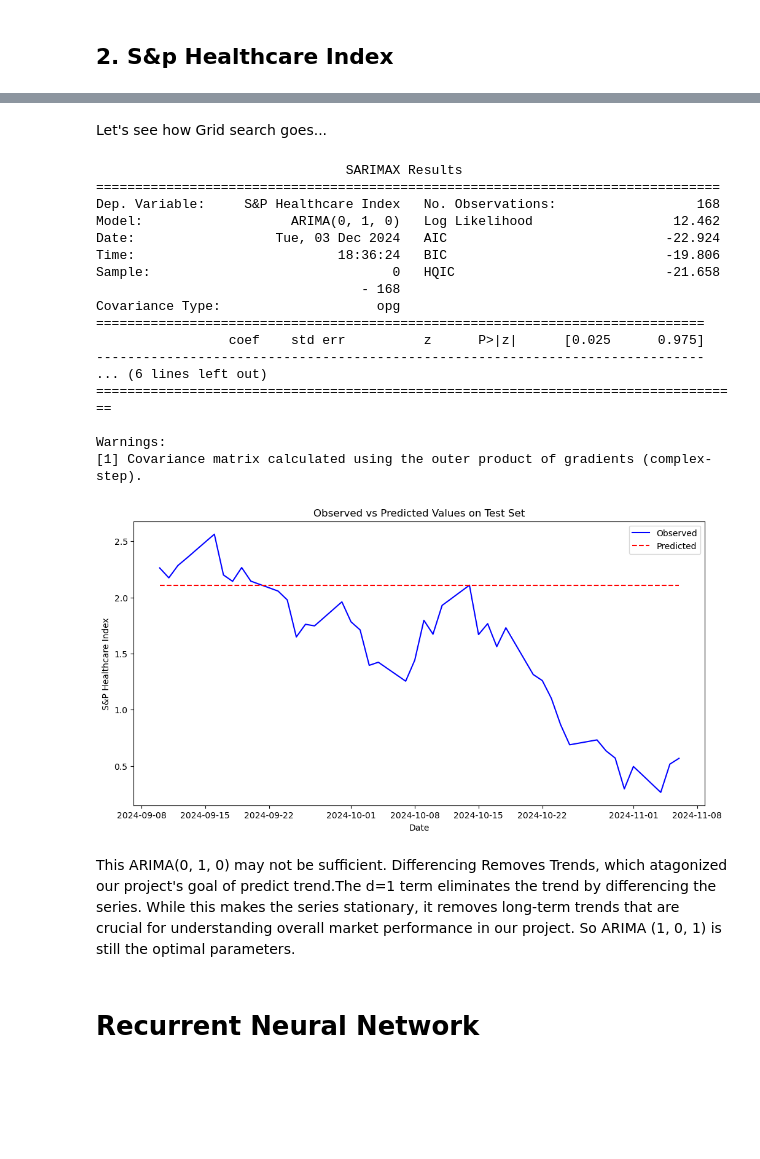
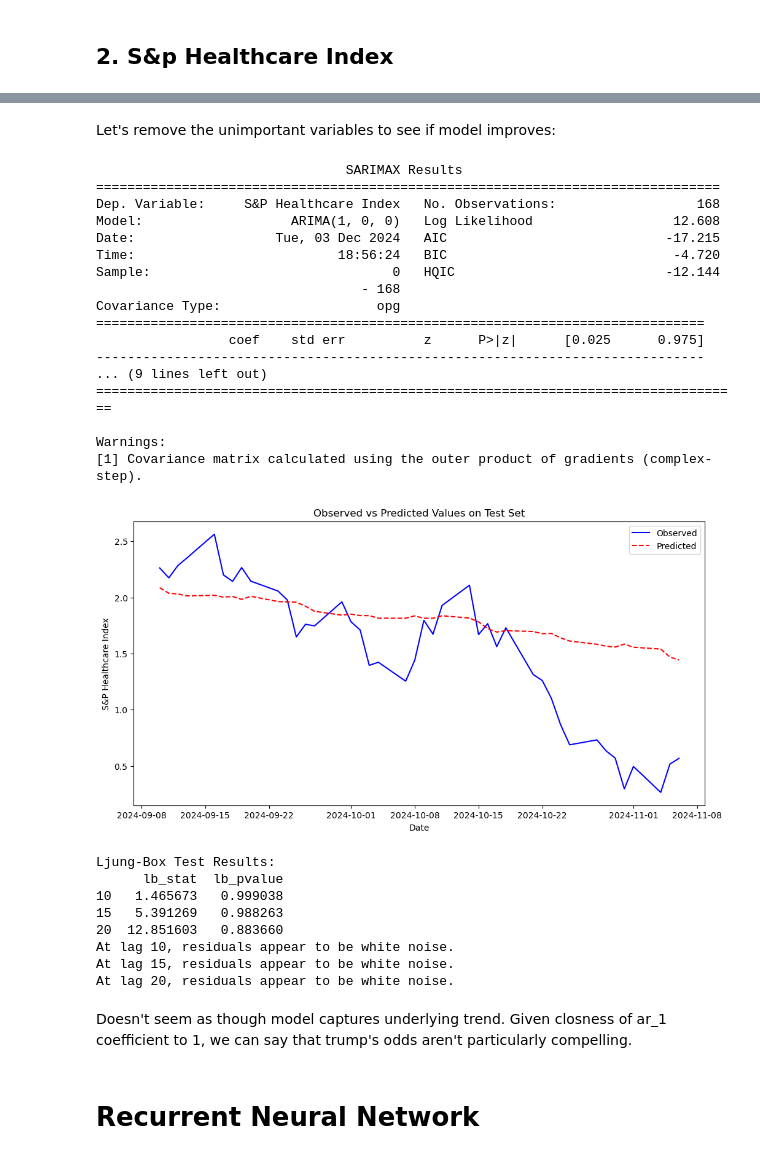
Before and after one commit to dg3358/ACTU-5842-Project, a Jupyter notebook: project_code.ipynb, the cells around one changed output, grey strips where cells are left out. Drawn from its saved outputs; the diff is of its cells as text; code cells hidden in the pictures; blank space fills up the shorter version.

Commit message:
Finish time series analysis

```diff
--- a/project_code.ipynb
+++ b/project_code.ipynb
@@ -758,7 +752,7 @@ At lag 20, residuals appear to be white noise.
 ## 2. S&p Healthcare Index
 # %%
 tr_size_2, max_lag_2, X_train_2, X_test_2, y_train_2, y_test_2 = trn_test_spl('S&P Healthcare Index',
-                                                                              0,1,1)
+                                                                              1,1,1)
 # %%
 max_AR_2 = 2
 max_MA_2 = 2
@@ -837,5 +831,3 @@ Ljung-Box Test Results:
 At lag 10, residuals appear to be white noise.
 At lag 15, residuals appear to be white noise.
 At lag 20, residuals appear to be white noise.
-# %% [markdown]
-Let's see how Grid search goes...
@@ -845,37 +834,65 @@ opt_model_sum_2b, y_test_pred_2b, opt_mse_2b, resid_2b = arima_output(0,1,0,None
+# %% [markdown]
+Let's remove the unimportant variables to see if model improves:
+# %%
+tr_size_2b, max_lag_2b, X_train_2b, X_test_2b, y_train_2b, y_test_2b = trn_test_spl('S&P Healthcare Index',
+                                                                              0,1,0)
+opt_model_sum_2b, y_test_pred_2b, opt_mse_2b, resid_2b = arima_output(1,0,0,
+                                                                X_train_2b,y_train_2b,
+                                                                X_test_2b, y_test_2b)
 # %%
 print(opt_model_sum_2b)
 # %% [output]
                                 SARIMAX Results
 ================================================================================
 Dep. Variable:     S&P Healthcare Index   No. Observations:                  168
-Model:                   ARIMA(0, 1, 0)   Log Likelihood                  12.462
-Date:                  Tue, 03 Dec 2024   AIC                            -22.924
-Time:                          18:36:24   BIC                            -19.806
-Sample:                               0   HQIC                           -21.658
+Model:                   ARIMA(1, 0, 0)   Log Likelihood                  12.608
+Date:                  Tue, 03 Dec 2024   AIC                            -17.215
+Time:                          18:56:24   BIC                             -4.720
+Sample:                               0   HQIC                           -12.144
                                   - 168
 Covariance Type:                    opg
 ==============================================================================
                  coef    std err          z      P>|z|      [0.025      0.975]
 ------------------------------------------------------------------------------
-... (6 lines left out)
+... (9 lines left out)
 ===================================================================================
 
 Warnings:
 [1] Covariance matrix calculated using the outer product of gradients (complex-step).
 # %%
 plt.figure(figsize=(12, 6))
-plt.plot(result_data['DATE'][tr_size_2 + max_lag_2:], y_test_2, label='Observed', color='blue')
-plt.plot(result_data['DATE'][tr_size_2 + max_lag_2:], y_test_pred_2b,
+plt.plot(result_data['DATE'][tr_size_2b + max_lag_2b:], y_test_2, label='Observed', color='blue')
+plt.plot(result_data['DATE'][tr_size_2b + max_lag_2b:], y_test_pred_2b,
          label='Predicted', color='red', linestyle='--')
 plt.title('Observed vs Predicted Values on Test Set')
 plt.xlabel('Date')
 plt.ylabel('S&P Healthcare Index')
 plt.legend()
 plt.show()
 # %% [output]
-[figure, old version]
+[figure, new version]
-# %% [markdown]
-This  ARIMA(0, 1, 0) may not be sufficient.
-Differencing Removes Trends, which atagonized our project's goal of predict trend.The d=1 term eliminates the trend by differencing the series. While this makes the series stationary, it removes long-term trends that are crucial for understanding overall market performance in our project. So ARIMA (1, 0, 1) is still the optimal parameters.
+# %%
+residuals = resid_2b
+
+ljung_box_results = acorr_ljungbox(residuals, lags=[10, 15, 20], return_df=True)
+print("Ljung-Box Test Results:")
+print(ljung_box_results)
+
+for lag, p_value in zip(ljung_box_results.index, ljung_box_results['lb_pvalue']):
+    if p_value > 0.05:
+        print(f"At lag {lag}, residuals appear to be white noise.")
+    else:
+        print(f"At lag {lag}, residuals do not appear to be white noise.")
+# %% [output]
+Ljung-Box Test Results:
+      lb_stat  lb_pvalue
+10   1.465673   0.999038
+15   5.391269   0.988263
+20  12.851603   0.883660
+At lag 10, residuals appear to be white noise.
+At lag 15, residuals appear to be white noise.
+At lag 20, residuals appear to be white noise.
+# %% [markdown]
+Doesn't seem as though model captures underlying trend. Given closness of ar_1 coefficient to 1, we can say that trump's odds aren't particularly compelling.
 # %% [markdown]
 # Recurrent Neural Network
```
Also changed, not shown: parts of 17 cells of this notebook.
